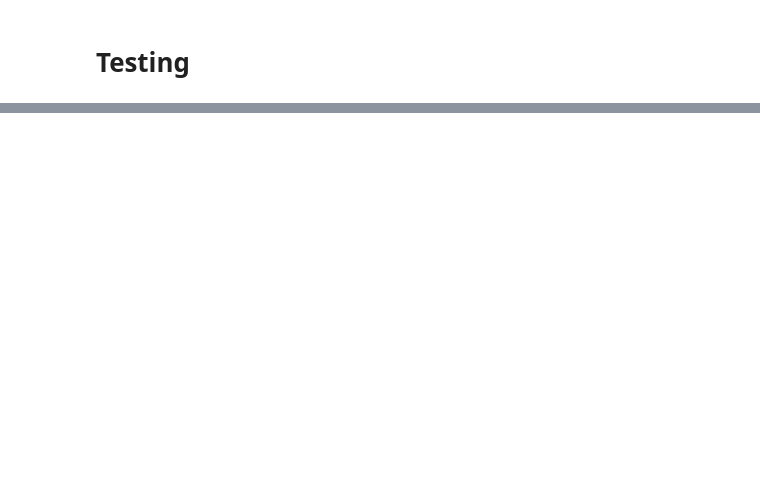
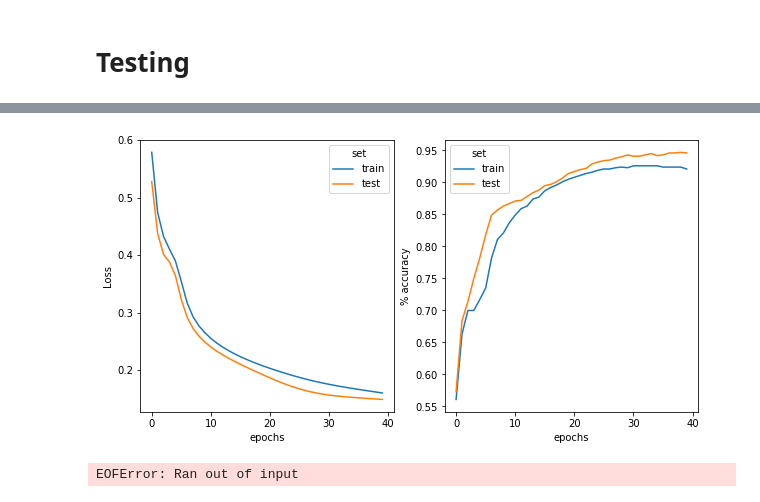
Before and after one commit to raphaelreis/EE559-DeepLearning-MiniProjects, a Jupyter notebook: Proj2/analysis/framework_debug.ipynb, the cells around one changed output, grey strips where cells are left out. Saved outputs shown, nothing was run; the diff lists cells and outputs as text; code cells hidden in the pictures; blank space fills up the shorter version.

```diff
--- a/Proj2/analysis/framework_debug.ipynb
+++ b/Proj2/analysis/framework_debug.ipynb
@@ -18,2 +46,18 @@ The autoreload extension is already loaded. To reload it, use:
+# %%
+def print_learning_curves(loss_history_train, loss_history_test, accuracy_history_train, accuracy_history_test):
+    fig, axes = plt.subplots(1, 2, figsize=(10, 5))
+    axes[0].plot(loss_history_train, label='train')
+    axes[0].plot(loss_history_test, label='test')
+    axes[0].set_xlabel("epochs")
+    axes[0].set_ylabel("Loss")
+    axes[0].legend(title='set')
+
+    axes[1].plot(accuracy_history_train, label='train')
+    axes[1].plot(accuracy_history_test, label='test')
+    axes[1].set_xlabel("epochs")
+    axes[1].set_ylabel("% accuracy")
+    axes[1].legend(title='set')
+    plt.show()
+    return fig
 # %% [markdown]
 # Data generator
@@ -402,0 +254,5 @@ Text(0.5, 1.0, 'Predicted')
+# %%
+tanh = print_learning_curves(loss_history_train_tanh, loss_history_test_tanh,
+                             accuracy_history_train_tanh, accuracy_history_test_tanh)
+# %% [output]
+[figure, added]
@@ -402,0 +272,31 @@ Text(0.5, 1.0, 'Predicted')
+# %%
+
+
+# # Save
+# with open("loss_history_train_tanh.txt", "wb") as f:   #Pickling
+#     pickle.dump(loss_history_train_tanh, f)
+
+# with open("loss_history_test_tanh.txt", "wb") as f:   #Pickling
+#     pickle.dump(loss_history_test_tanh, f)
+
+# with open("accuracy_history_train_tanh.txt", "wb") as f:   #Pickling
+#     pickle.dump(accuracy_history_train_tanh, f)
+
+# with open("accuracy_history_test_tanh.txt", "wb") as f:   #Pickling
+#     pickle.dump(accuracy_history_test_tanh, f)
+
+
+# Load
+with open("loss_history_train_tanh.txt", "rb") as fp:   # Unpickling
+    loss_history_train_tanh = pickle.load(fp)
+
+with open("loss_history_test_tanh.txt", "rb") as fp:   # Unpickling
+    loss_history_test_tanh = pickle.load(fp)
+
+with open("accuracy_history_train_tanh.txt", "rb") as fp:   # Unpickling
+    accuracy_history_train_tanh = pickle.load(fp)
+
+with open("accuracy_history_test_tanh.txt", "rb") as fp:   # Unpickling
+    accuracy_history_test_tanh = pickle.load(fp)
+# %% [output]
+EOFError: Ran out of input
```
Also changed, not shown: parts of 90 cells of this notebook, 18 other files.
